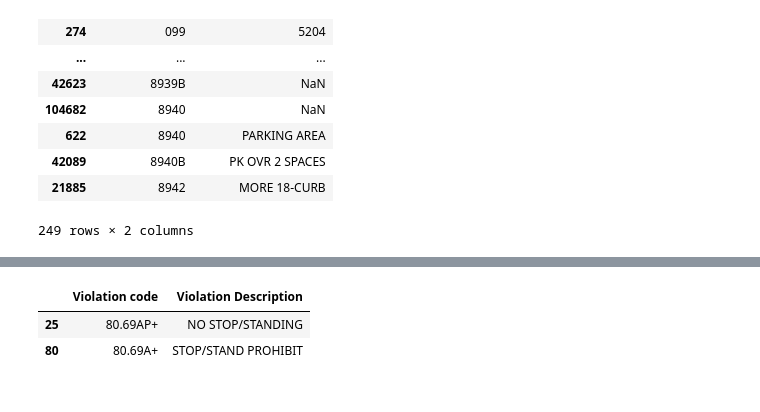
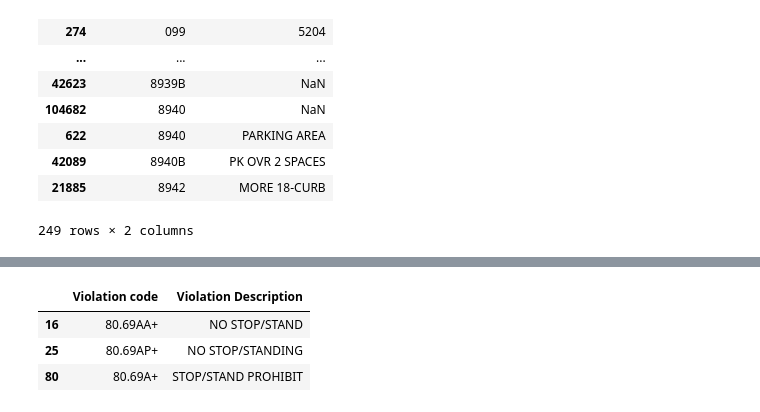
Before and after one commit to gregpawin/lucky-parking, a Jupyter notebook: notebooks/exploratory/0-gp-data_cleanliness.ipynb, the cells around one changed output, grey strips where cells are left out. Drawn from its saved outputs; the diff is of its cells as text; code cells hidden in the pictures.

```diff
--- a/notebooks/exploratory/0-gp-data_cleanliness.ipynb
+++ b/notebooks/exploratory/0-gp-data_cleanliness.ipynb
@@ -133,6 +195,7 @@ code_dict
 # %%
-df.loc[df['Violation Description'].isin(['NO STOP/STANDING', 'STOP/STAND PROHIBIT']), ['Violation code', 'Violation Description']].drop_duplicates()
+df.loc[df['Violation Description'].isin(['NO STOP/STANDING', 'STOP/STAND PROHIBIT', 'NO STOP/STAND']), ['Violation code', 'Violation Description']].drop_duplicates()
 # %% [output]
 |  | Violation code | Violation Description |
+| 16 | 80.69AA+ | NO STOP/STAND |
 | 25 | 80.69AP+ | NO STOP/STANDING |
 | 80 | 80.69A+ | STOP/STAND PROHIBIT |
```
Also changed, not shown: parts of 9 cells of this notebook, 4 other files.
